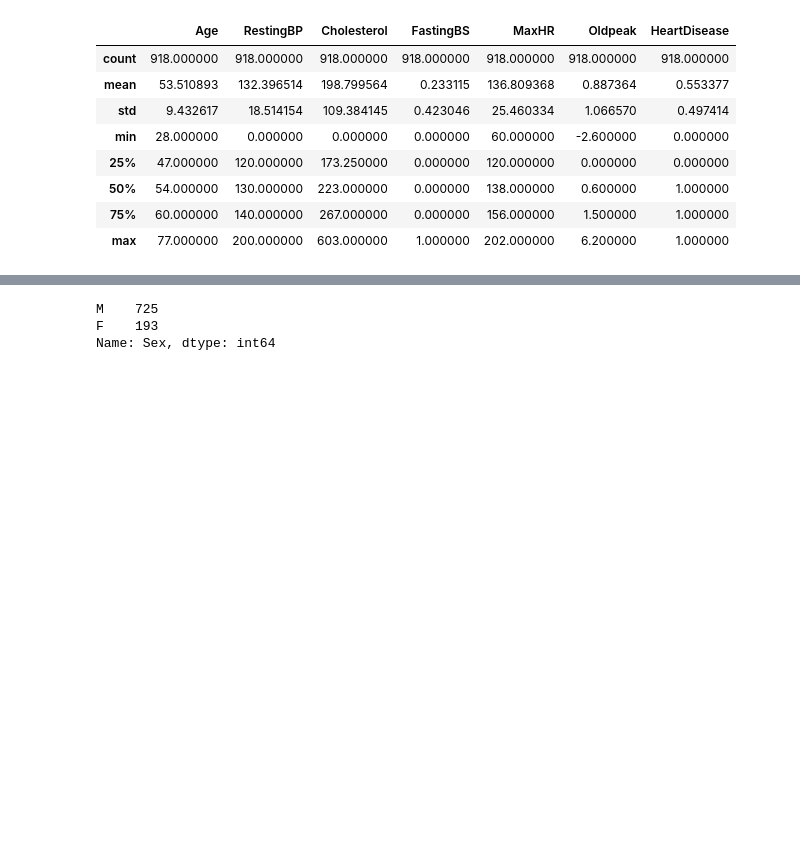
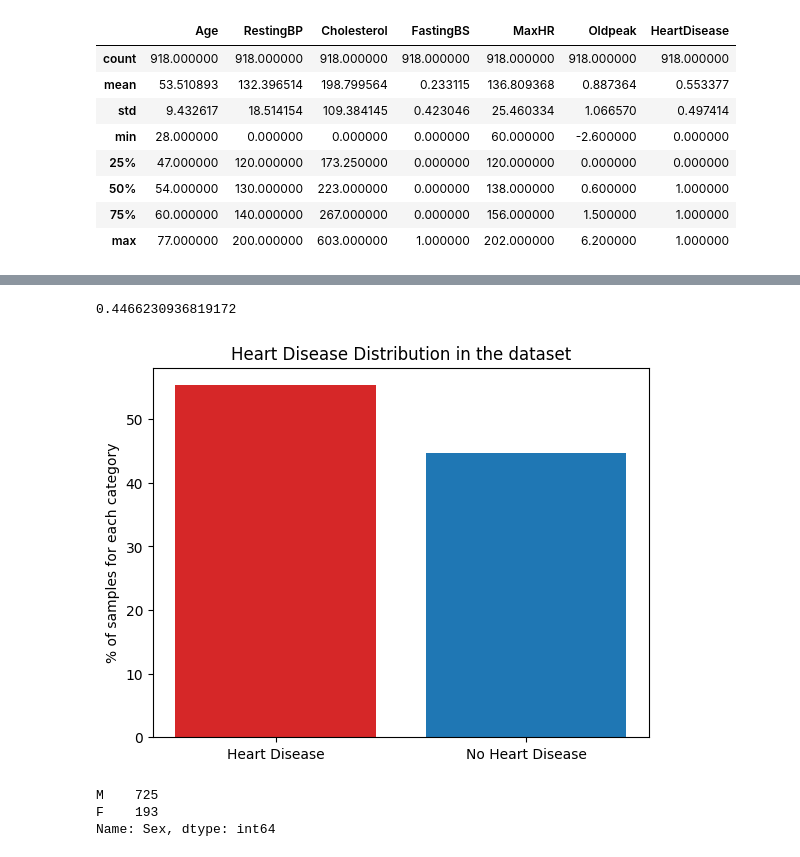
Before and after one commit to alditus/machine_learning_projects, a Jupyter notebook: heart_disease_dataset/heart_disease_data_cleaning.ipynb, the cells around one changed output, grey strips where cells are left out. Cells and saved outputs as stored; diff of their text form; code cells hidden in the pictures; blank space fills up the shorter version.

Commit message:
Added visualization of target distribution

```diff
--- a/heart_disease_dataset/heart_disease_data_cleaning.ipynb
+++ b/heart_disease_dataset/heart_disease_data_cleaning.ipynb
@@ -57,3 +87,23 @@ dataset.describe()
+# %%
+dataset['HeartDisease'].value_counts(normalize=True)[0]
+# %% [output]
+0.4466230936819172
+# %%
+# Plot the target data distribution
+fig, ax = plt.subplots()
+
+target = ['Heart Disease', 'No Heart Disease']
+counts = [dataset['HeartDisease'].value_counts(normalize=True)[1]*100, dataset['HeartDisease'].value_counts(normalize=True)[0]*100]
+bar_colors = ['tab:red', 'tab:blue']
+
+ax.bar(target, counts, label=bar_labels, color=bar_colors)
+
+ax.set_ylabel('% of samples for each category')
+ax.set_title('Heart Disease Distribution in the dataset')
+
+plt.show()
+# %% [output]
+[figure, added]
 # %%
 dataset['Sex'].value_counts()
 # %% [output]
```
Also changed, not shown: parts of 5 cells of this notebook.
